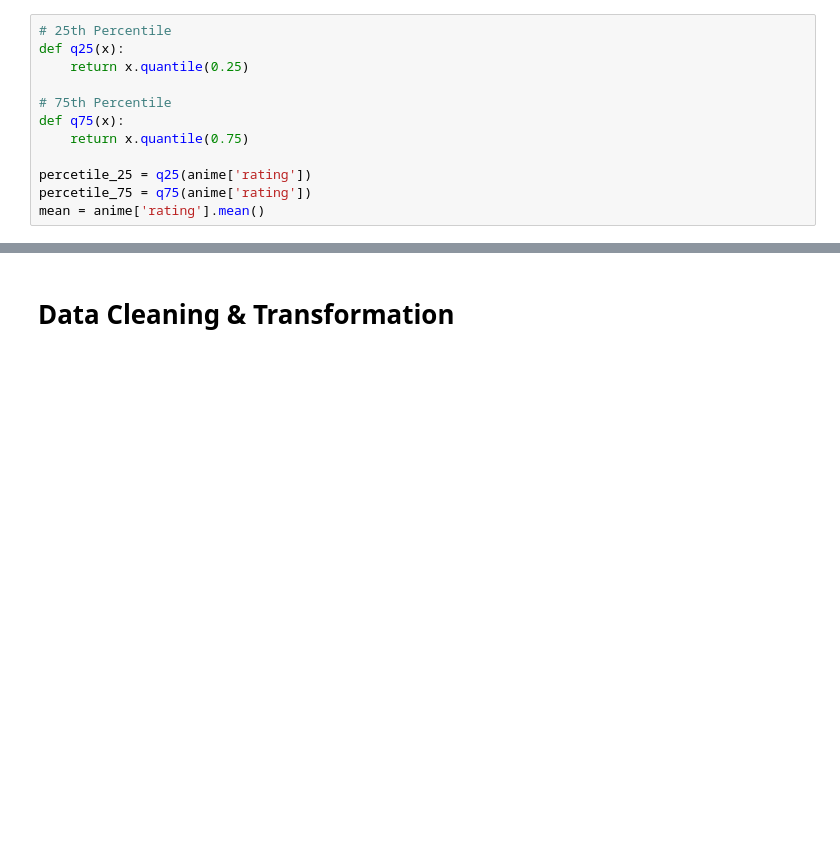
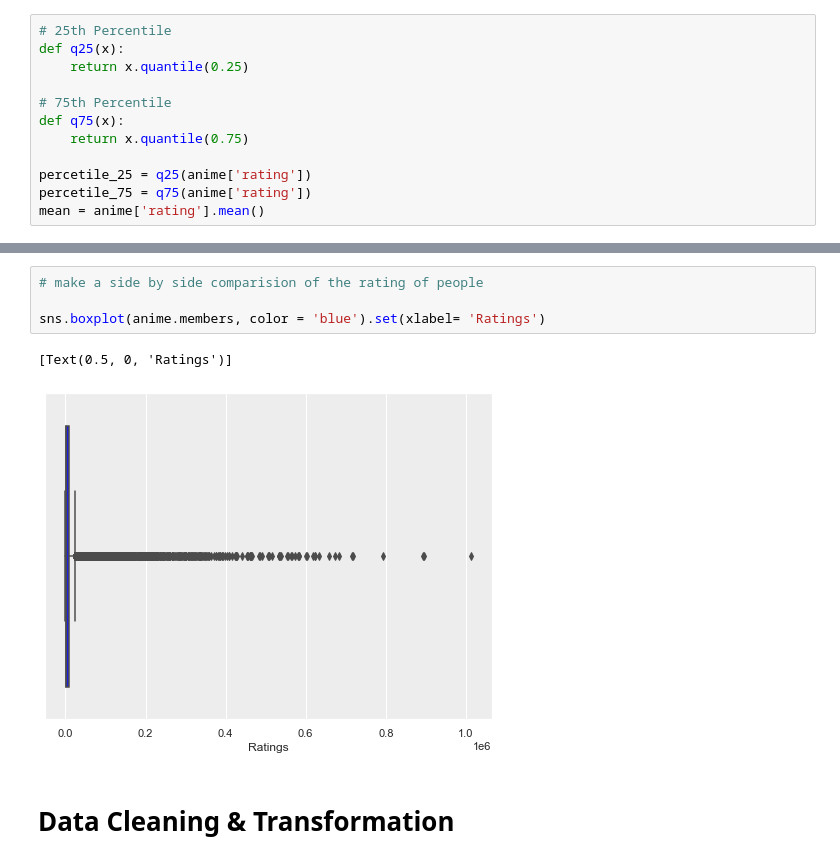
Before and after one commit to Ferdostto/Jupyter_Notebook_Test, a Jupyter notebook: BA Anime Recommendation Engine.ipynb, the cells around one changed output, grey strips where cells are left out. Cells and saved outputs as stored; diff of their text form; blank space fills up the shorter version.

```diff
--- a/BA Anime Recommendation Engine.ipynb
+++ b/BA Anime Recommendation Engine.ipynb
@@ -67,3 +69,10 @@ plt.axvline(percetile_75, 0,1, color = 'blue', linestyle="--")
+# %%
+# make a side by side comparision of the rating of people
+
+sns.boxplot(anime.members, color = 'blue').set(xlabel= 'Ratings')
+# %% [output]
+[Text(0.5, 0, 'Ratings')]
+[figure, added]
 # %% [markdown]
 # Data Cleaning & Transformation
 # %%
```
Also changed, not shown: parts of 1 cell of this notebook.
